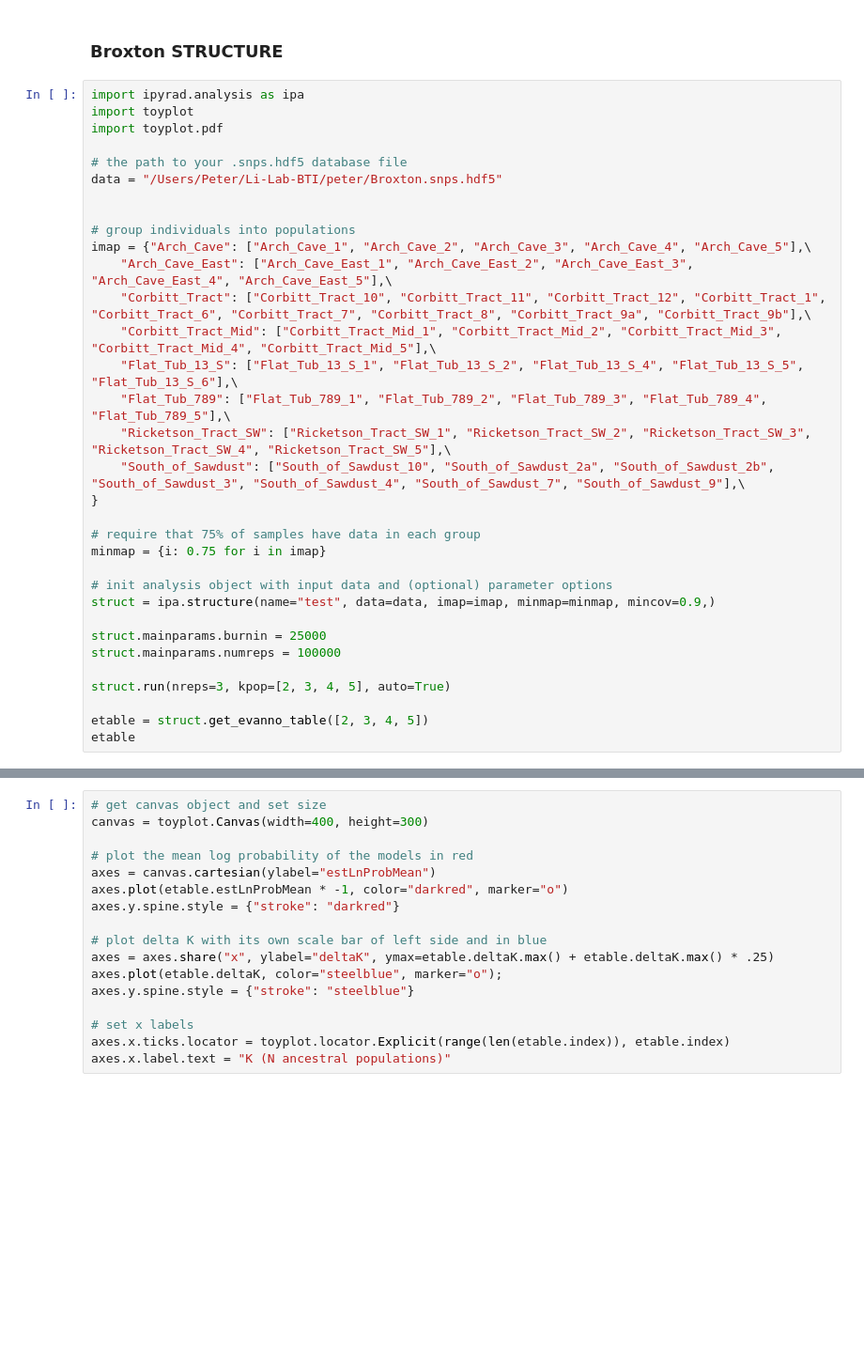
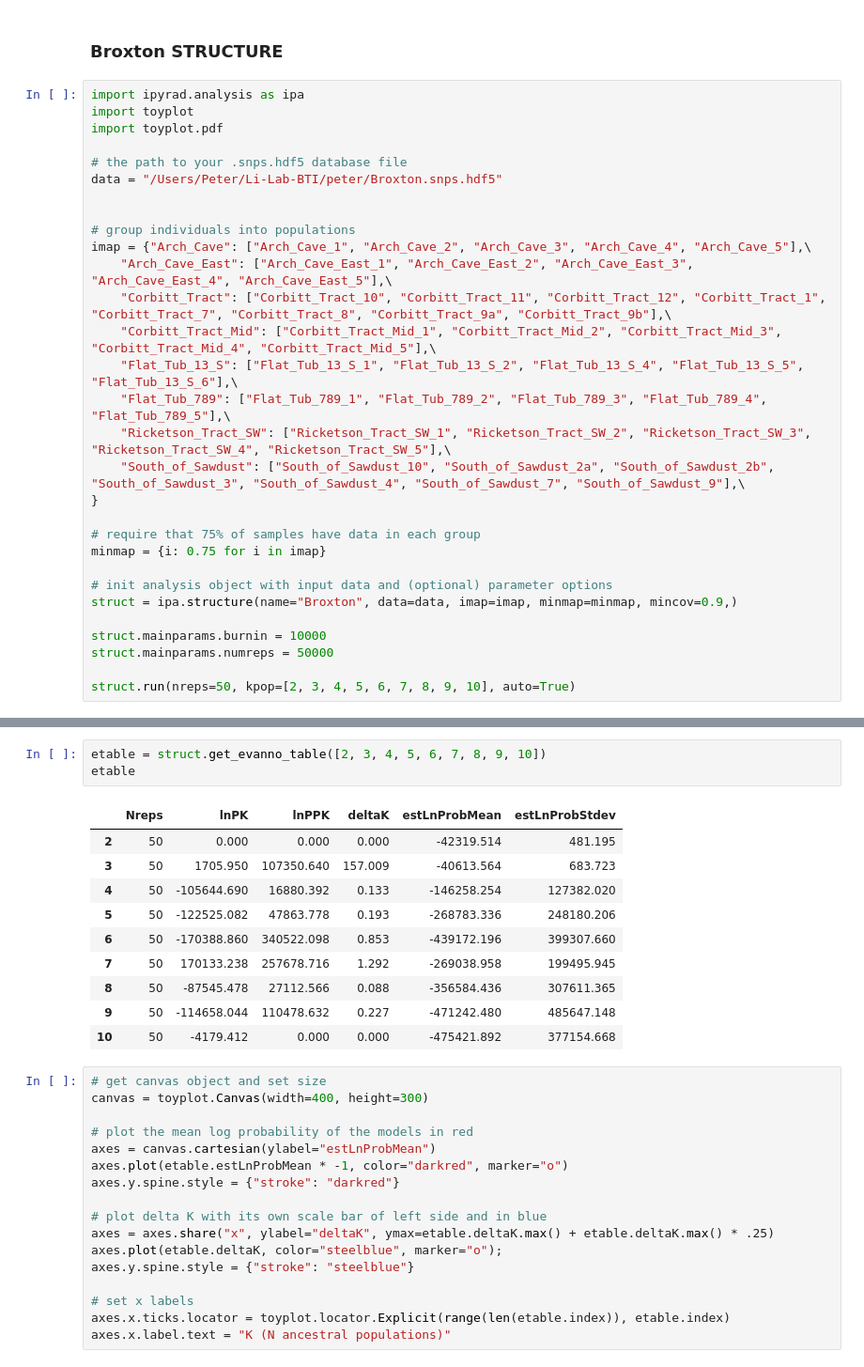
Before and after one commit to pschafran/Notes, a Jupyter notebook: Isoetes_GBS_Feb2020.ipynb, the cells around one changed output, grey strips where cells are left out. Shown at 94% size. Cells and saved outputs as stored; diff of their text form; blank space fills up the shorter version.

```diff
--- a/Isoetes_GBS_Feb2020.ipynb
+++ b/Isoetes_GBS_Feb2020.ipynb
@@ -301,7 +301,7 @@ data = "/Users/Peter/Li-Lab-BTI/peter/Broxton.snps.hdf5"
 # group individuals into populations
 imap = {"Arch_Cave": ["Arch_Cave_1", "Arch_Cave_2", "Arch_Cave_3", "Arch_Cave_4", "Arch_Cave_5"],\
     "Arch_Cave_East": ["Arch_Cave_East_1", "Arch_Cave_East_2", "Arch_Cave_East_3", "Arch_Cave_East_4", "Arch_Cave_East_5"],\
-    "Corbitt_Tract": ["Corbitt_Tract_10", "Corbitt_Tract_11", "Corbitt_Tract_12", "Corbitt_Tract_1", "Corbitt_Tract_6", "Corbitt_Tract_7", "Corbitt_Tract_8", "Corbitt_Tract_9a", "Corbitt_Tract_9b"],\
+    "Corbitt_Tract": ["Corbitt_Tract_10", "Corbitt_Tract_11", "Corbitt_Tract_12", "Corbitt_Tract_1", "Corbitt_Tract_7", "Corbitt_Tract_8", "Corbitt_Tract_9a", "Corbitt_Tract_9b"],\
     "Corbitt_Tract_Mid": ["Corbitt_Tract_Mid_1", "Corbitt_Tract_Mid_2", "Corbitt_Tract_Mid_3", "Corbitt_Tract_Mid_4", "Corbitt_Tract_Mid_5"],\
     "Flat_Tub_13_S": ["Flat_Tub_13_S_1", "Flat_Tub_13_S_2", "Flat_Tub_13_S_4", "Flat_Tub_13_S_5", "Flat_Tub_13_S_6"],\
     "Flat_Tub_789": ["Flat_Tub_789_1", "Flat_Tub_789_2", "Flat_Tub_789_3", "Flat_Tub_789_4", "Flat_Tub_789_5"],\
@@ -313,13 +313,10 @@ imap = {"Arch_Cave": ["Arch_Cave_1", "Arch_Cave_2", "Arch_Cave_3", "Arch_Cave_4"
 minmap = {i: 0.75 for i in imap}
 
 # init analysis object with input data and (optional) parameter options
-struct = ipa.structure(name="test", data=data, imap=imap, minmap=minmap, mincov=0.9,)
+struct = ipa.structure(name="Broxton", data=data, imap=imap, minmap=minmap, mincov=0.9,)
 
-struct.mainparams.burnin = 25000
-struct.mainparams.numreps = 100000
+struct.mainparams.burnin = 10000
+struct.mainparams.numreps = 50000
 
-struct.run(nreps=3, kpop=[2, 3, 4, 5], auto=True)
-
-etable = struct.get_evanno_table([2, 3, 4, 5])
-etable
+struct.run(nreps=50, kpop=[2, 3, 4, 5, 6, 7, 8, 9, 10], auto=True)
 # %% [output]
@@ -343,3 +336,17 @@ Parallel connection | Peters-MBP-2: 8 cores
+# %%
+etable = struct.get_evanno_table([2, 3, 4, 5, 6, 7, 8, 9, 10])
+etable
+# %% [output]
+|  | Nreps | lnPK | lnPPK | deltaK | estLnProbMean | estLnProbStdev |
+| 2 | 50 | 0.000 | 0.000 | 0.000 | -42319.514 | 481.195 |
+| 3 | 50 | 1705.950 | 107350.640 | 157.009 | -40613.564 | 683.723 |
+| 4 | 50 | -105644.690 | 16880.392 | 0.133 | -146258.254 | 127382.020 |
+| 5 | 50 | -122525.082 | 47863.778 | 0.193 | -268783.336 | 248180.206 |
+| 6 | 50 | -170388.860 | 340522.098 | 0.853 | -439172.196 | 399307.660 |
+| 7 | 50 | 170133.238 | 257678.716 | 1.292 | -269038.958 | 199495.945 |
+| 8 | 50 | -87545.478 | 27112.566 | 0.088 | -356584.436 | 307611.365 |
+| 9 | 50 | -114658.044 | 110478.632 | 0.227 | -471242.480 | 485647.148 |
+| 10 | 50 | -4179.412 | 0.000 | 0.000 | -475421.892 | 377154.668 |
 # %%
 # get canvas object and set size
 canvas = toyplot.Canvas(width=400, height=300)
```
Also changed, not shown: parts of 13 cells of this notebook.
